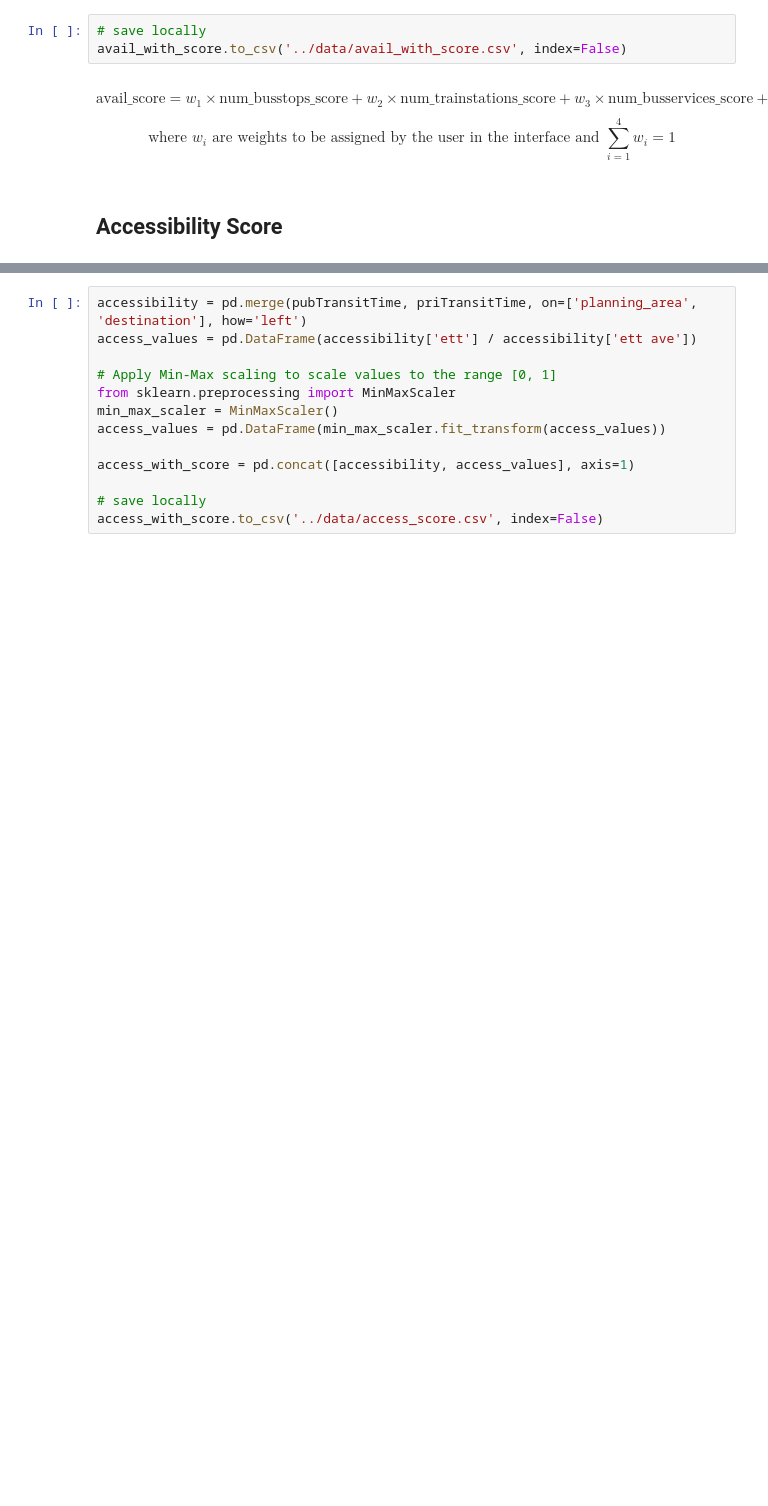
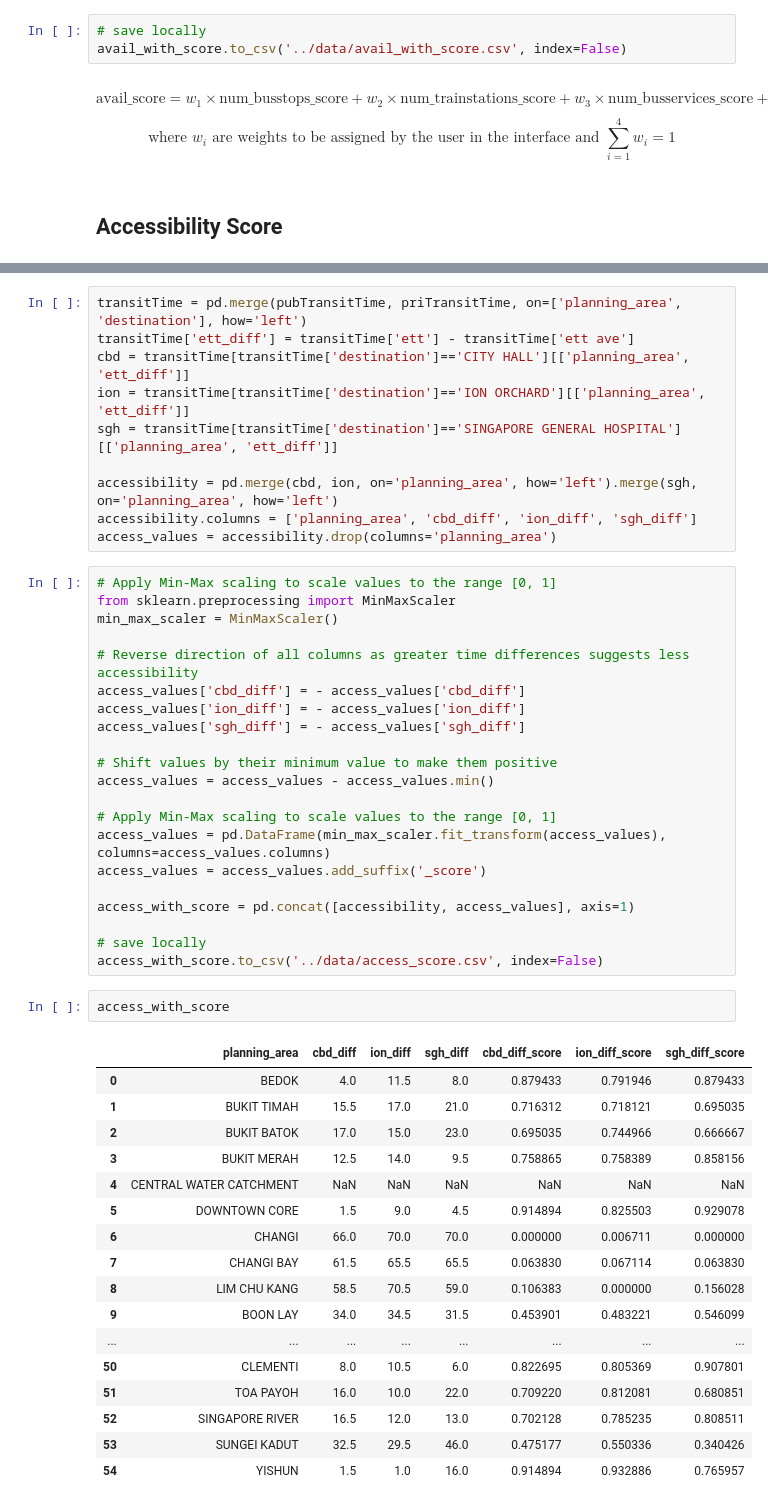
Before and after one commit to kiwi-lemongrass/DSE3101-Enhancing-Urban-Transport, a Jupyter notebook: src/backend.ipynb, the cells around one changed output, grey strips where cells are left out. Saved outputs shown, nothing was run; the diff lists cells and outputs as text; blank space fills up the shorter version.

```diff
--- a/src/backend.ipynb
+++ b/src/backend.ipynb
@@ -641,13 +631,51 @@ $$
+# %%
+transitTime = pd.merge(pubTransitTime, priTransitTime, on=['planning_area', 'destination'], how='left')
+transitTime['ett_diff'] = transitTime['ett'] - transitTime['ett ave']
+cbd = transitTime[transitTime['destination']=='CITY HALL'][['planning_area', 'ett_diff']]
+ion = transitTime[transitTime['destination']=='ION ORCHARD'][['planning_area', 'ett_diff']]
+sgh = transitTime[transitTime['destination']=='SINGAPORE GENERAL HOSPITAL'][['planning_area', 'ett_diff']]
+
+accessibility = pd.merge(cbd, ion, on='planning_area', how='left').merge(sgh, on='planning_area', how='left')
+accessibility.columns = ['planning_area', 'cbd_diff', 'ion_diff', 'sgh_diff']
+access_values = accessibility.drop(columns='planning_area')
 # %%
-accessibility = pd.merge(pubTransitTime, priTransitTime, on=['planning_area', 'destination'], how='left')
-access_values = pd.DataFrame(accessibility['ett'] / accessibility['ett ave'])
-
 # Apply Min-Max scaling to scale values to the range [0, 1]
 from sklearn.preprocessing import MinMaxScaler
 min_max_scaler = MinMaxScaler()
-access_values = pd.DataFrame(min_max_scaler.fit_transform(access_values))
+
+# Reverse direction of all columns as greater time differences suggests less accessibility
+access_values['cbd_diff'] = - access_values['cbd_diff']
+access_values['ion_diff'] = - access_values['ion_diff']
+access_values['sgh_diff'] = - access_values['sgh_diff']
+
+# Shift values by their minimum value to make them positive
+access_values = access_values - access_values.min()
+
+# Apply Min-Max scaling to scale values to the range [0, 1]
+access_values = pd.DataFrame(min_max_scaler.fit_transform(access_values), columns=access_values.columns)
+access_values = access_values.add_suffix('_score')
 
 access_with_score = pd.concat([accessibility, access_values], axis=1)
 
 # save locally
 access_with_score.to_csv('../data/access_score.csv', index=False)
+# %%
+access_with_score
+# %% [output]
+|  | planning_area | cbd_diff | ion_diff | sgh_diff | cbd_diff_score | ion_diff_score | sgh_diff_score |
+| 0 | BEDOK | 4.0 | 11.5 | 8.0 | 0.879433 | 0.791946 | 0.879433 |
+| 1 | BUKIT TIMAH | 15.5 | 17.0 | 21.0 | 0.716312 | 0.718121 | 0.695035 |
+| 2 | BUKIT BATOK | 17.0 | 15.0 | 23.0 | 0.695035 | 0.744966 | 0.666667 |
+| 3 | BUKIT MERAH | 12.5 | 14.0 | 9.5 | 0.758865 | 0.758389 | 0.858156 |
+| 4 | CENTRAL WATER CATCHMENT | NaN | NaN | NaN | NaN | NaN | NaN |
+| 5 | DOWNTOWN CORE | 1.5 | 9.0 | 4.5 | 0.914894 | 0.825503 | 0.929078 |
+| 6 | CHANGI | 66.0 | 70.0 | 70.0 | 0.000000 | 0.006711 | 0.000000 |
+| 7 | CHANGI BAY | 61.5 | 65.5 | 65.5 | 0.063830 | 0.067114 | 0.063830 |
+| 8 | LIM CHU KANG | 58.5 | 70.5 | 59.0 | 0.106383 | 0.000000 | 0.156028 |
+| 9 | BOON LAY | 34.0 | 34.5 | 31.5 | 0.453901 | 0.483221 | 0.546099 |
+| ... | ... | ... | ... | ... | ... | ... | ... |
+| 50 | CLEMENTI | 8.0 | 10.5 | 6.0 | 0.822695 | 0.805369 | 0.907801 |
+| 51 | TOA PAYOH | 16.0 | 10.0 | 22.0 | 0.709220 | 0.812081 | 0.680851 |
+| 52 | SINGAPORE RIVER | 16.5 | 12.0 | 13.0 | 0.702128 | 0.785235 | 0.808511 |
+| 53 | SUNGEI KADUT | 32.5 | 29.5 | 46.0 | 0.475177 | 0.550336 | 0.340426 |
+| 54 | YISHUN | 1.5 | 1.0 | 16.0 | 0.914894 | 0.932886 | 0.765957 |
```
Also changed, not shown: parts of 2 cells of this notebook, 1 other file.
